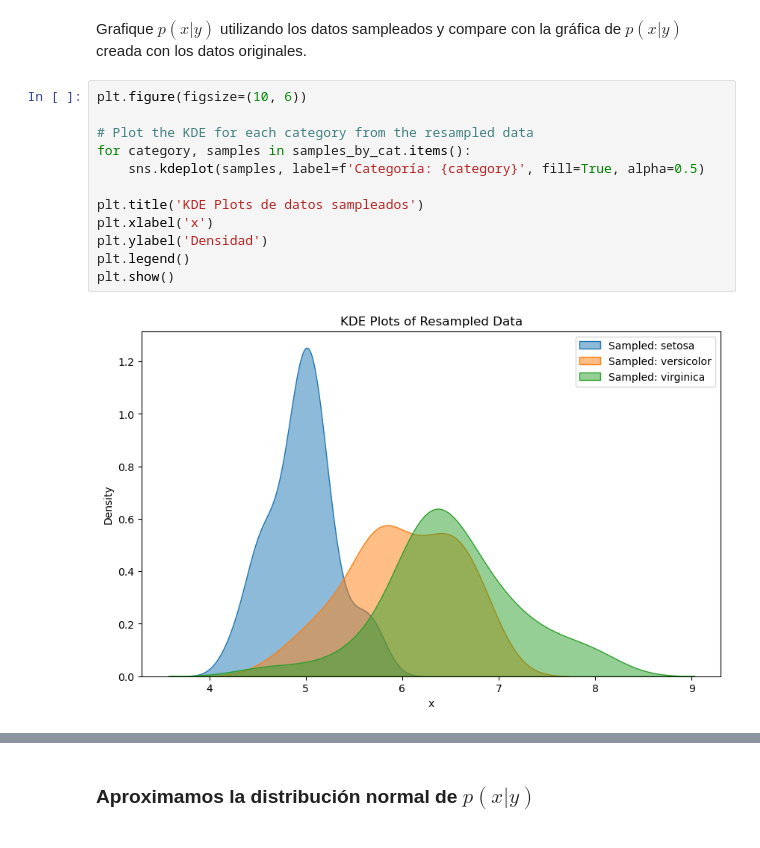
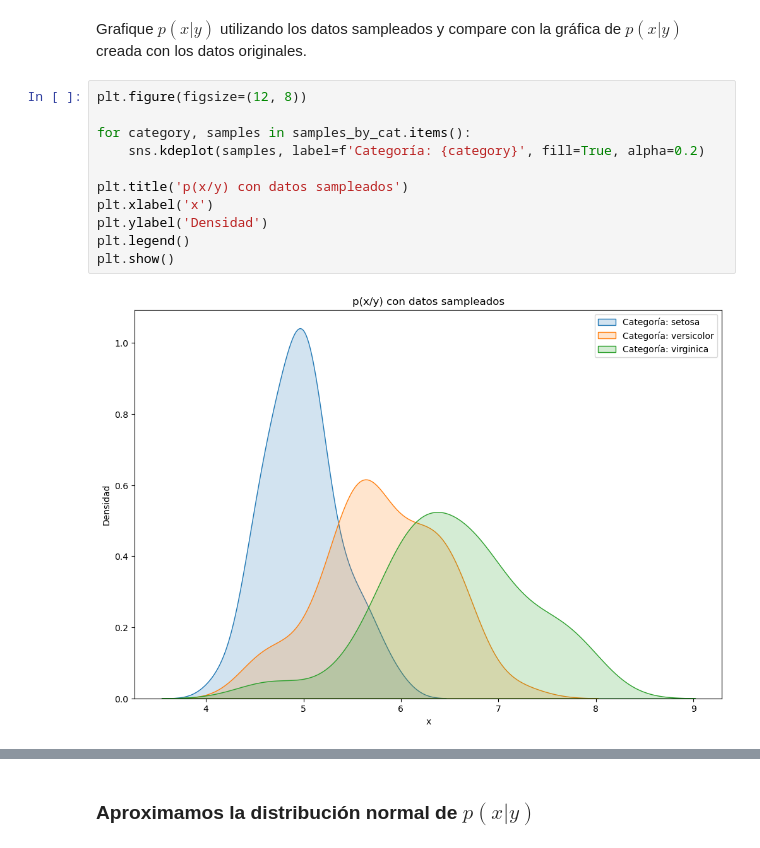
Before and after one commit to octarevetria/IA_Generativa, a Jupyter notebook: Redes Bayesianas/Redes Bayesianas.ipynb, the cells around one changed output, grey strips where cells are left out. Saved outputs shown, nothing was run; the diff lists cells and outputs as text.

```diff
--- a/Redes Bayesianas/Redes Bayesianas.ipynb
+++ b/Redes Bayesianas/Redes Bayesianas.ipynb
@@ -528,19 +529,18 @@ defaultdict(list,
 # %% [markdown]
 Grafique $p(x|y)$ utilizando los datos sampleados y compare con la gráfica de $p(x|y)$ creada con los datos originales.
 # %%
-plt.figure(figsize=(10, 6))
+plt.figure(figsize=(12, 8))
 
-# Plot the KDE for each category from the resampled data
 for category, samples in samples_by_cat.items():
-    sns.kdeplot(samples, label=f'Categoría: {category}', fill=True, alpha=0.5)
+    sns.kdeplot(samples, label=f'Categoría: {category}', fill=True, alpha=0.2)
 
-plt.title('KDE Plots de datos sampleados')
+plt.title('p(x/y) con datos sampleados')
 plt.xlabel('x')
 plt.ylabel('Densidad')
 plt.legend()
 plt.show()
 # %% [output]
-[figure, old version]
+[figure, new version]
 # %%
 plt.figure(figsize=(12, 8))
 
```
Also changed, not shown: parts of 21 cells of this notebook.
